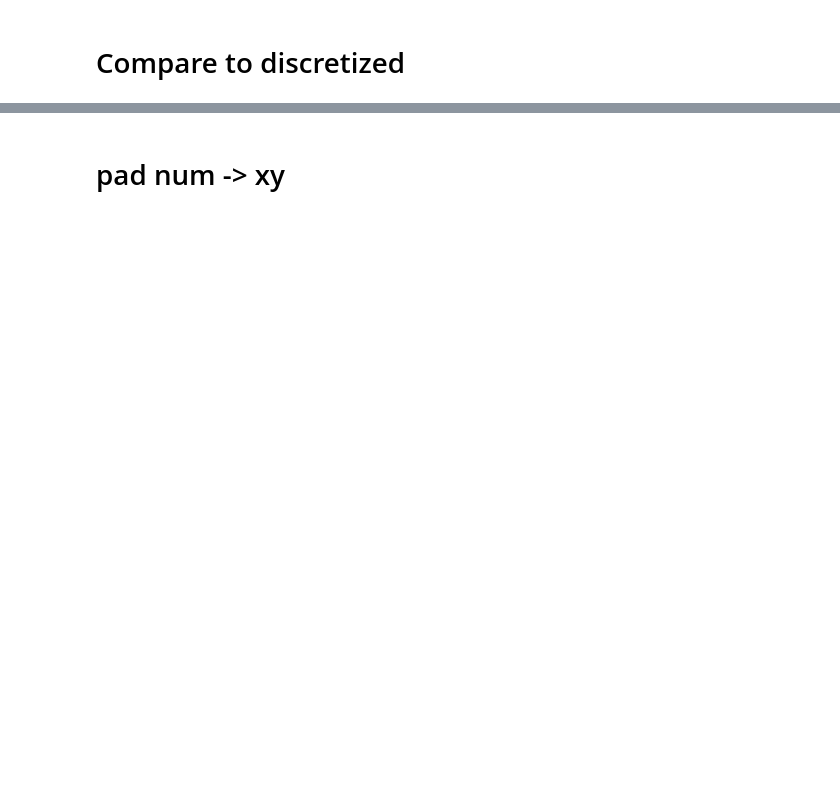
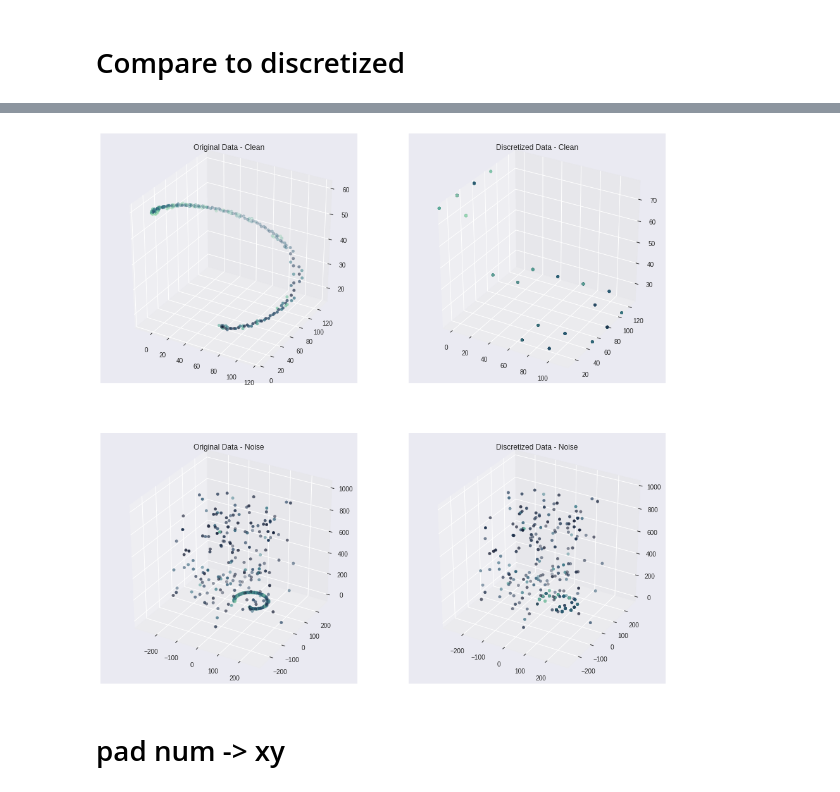
Before and after one commit to jtaylorz/attpc-event-classification, a Jupyter notebook: jupyter-notebooks/AddNoise.ipynb, the cells around one changed output, grey strips where cells are left out. Drawn from its saved outputs; the diff is of its cells as text; code cells hidden in the pictures; blank space fills up the shorter version.

```diff
--- a/jupyter-notebooks/AddNoise.ipynb
+++ b/jupyter-notebooks/AddNoise.ipynb
@@ -307,3 +346,36 @@ ax[1][1].set_title('Downsampled Data - Clean')
+# %%
+ch_colors = sns.cubehelix_palette(n_colors=6, start=0, rot=-0.4,
+                                  gamma=1, hue=1, light=0.75, dark=0.1)
+ch_cm = sns.blend_palette(ch_colors, as_cmap=True)
+# %%
+fig = plt.figure(figsize=(16, 16))
+
+ax = fig.add_subplot(2, 2, 1, projection='3d')
+ax.scatter(clean_xyzs[:,0], clean_xyzs[:,1], clean_xyzs[:,2], cmap=ch_cm, norm=LogNorm(), c=clean_xyzs[:,3])
+ax.axis('equal')
+ax.set_title("Original Data - Clean")
+
+#######################################################################################################################
+ax = fig.add_subplot(2, 2, 2, projection='3d')
+ax.scatter(discretized_xyzClean[:,0], discretized_xyzClean[:,1], discretized_xyzClean[:,2], cmap=ch_cm, norm=LogNorm(), c=discretized_xyzClean[:,3])
+ax.axis('equal')
+ax.set_title('Discretized Data - Clean')
+
+#######################################################################################################################
+ax = fig.add_subplot(2, 2, 3, projection='3d')
+ax.scatter(noise_xyzs[:,0], noise_xyzs[:,1], noise_xyzs[:,2], cmap=ch_cm, norm=LogNorm(), c=noise_xyzs[:,3])
+ax.axis('equal')
+ax.set_title('Original Data - Noise')
+
+############################clean_xyzs###########################################################################################
+ax = fig.add_subplot(2, 2, 4, projection='3d')
+ax.scatter(discretized_xyzNoise[:,0], discretized_xyzNoise[:,1], discretized_xyzNoise[:,2], cmap=ch_cm, norm=LogNorm(), c=discretized_xyzNoise[:,3])
+ax.axis('equal')
+ax.set_title('Discretized Data - Noise')
+
+#plt.savefig('/home/taylor/Documents/independent-research/plots/events/noiseComparison3D.pdf')
+# %% [output]
+[figure, added]
 # %% [markdown]
 # pad num -> xy
 # %%
```
Also changed, not shown: parts of 20 cells of this notebook, 10 other files.
